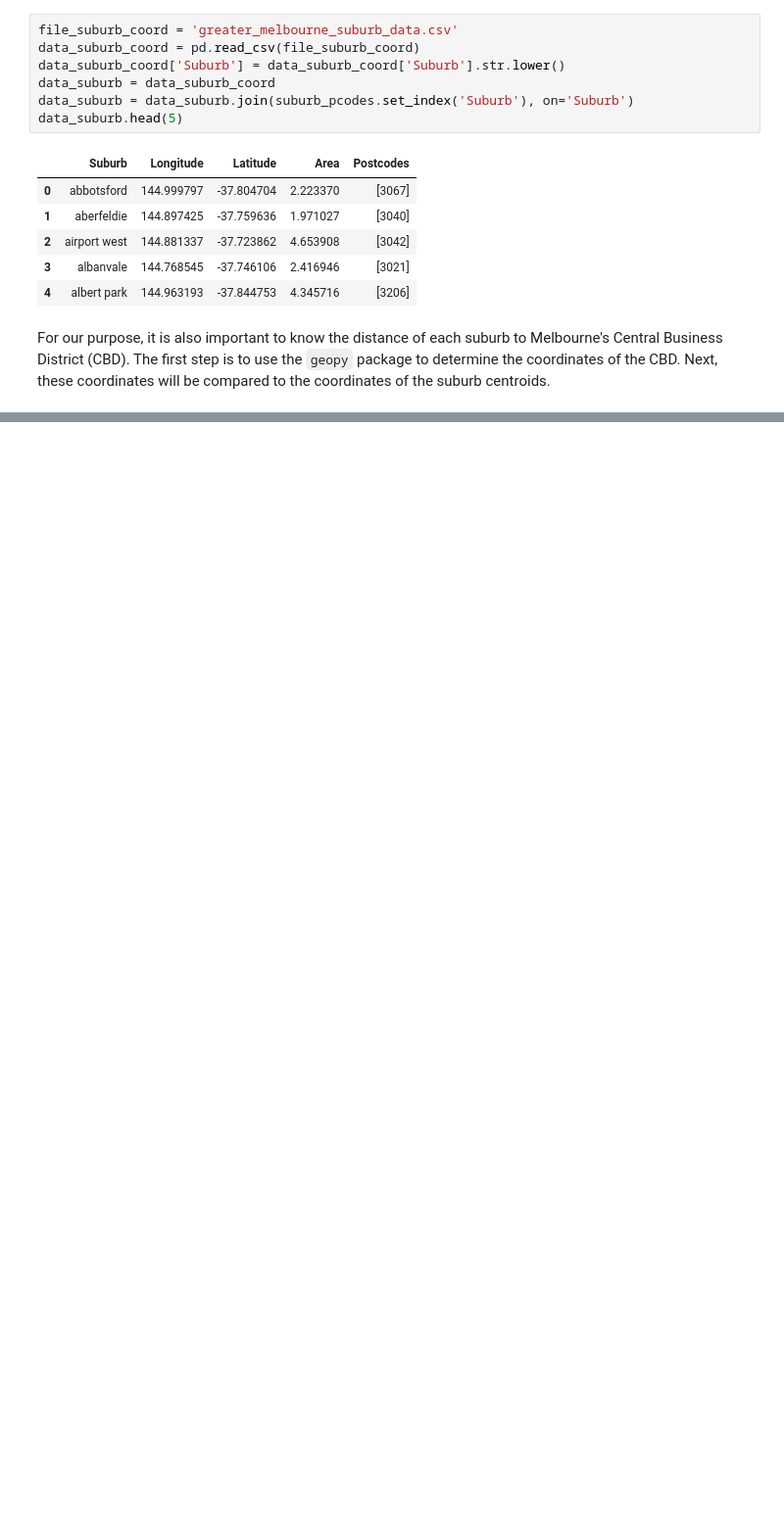
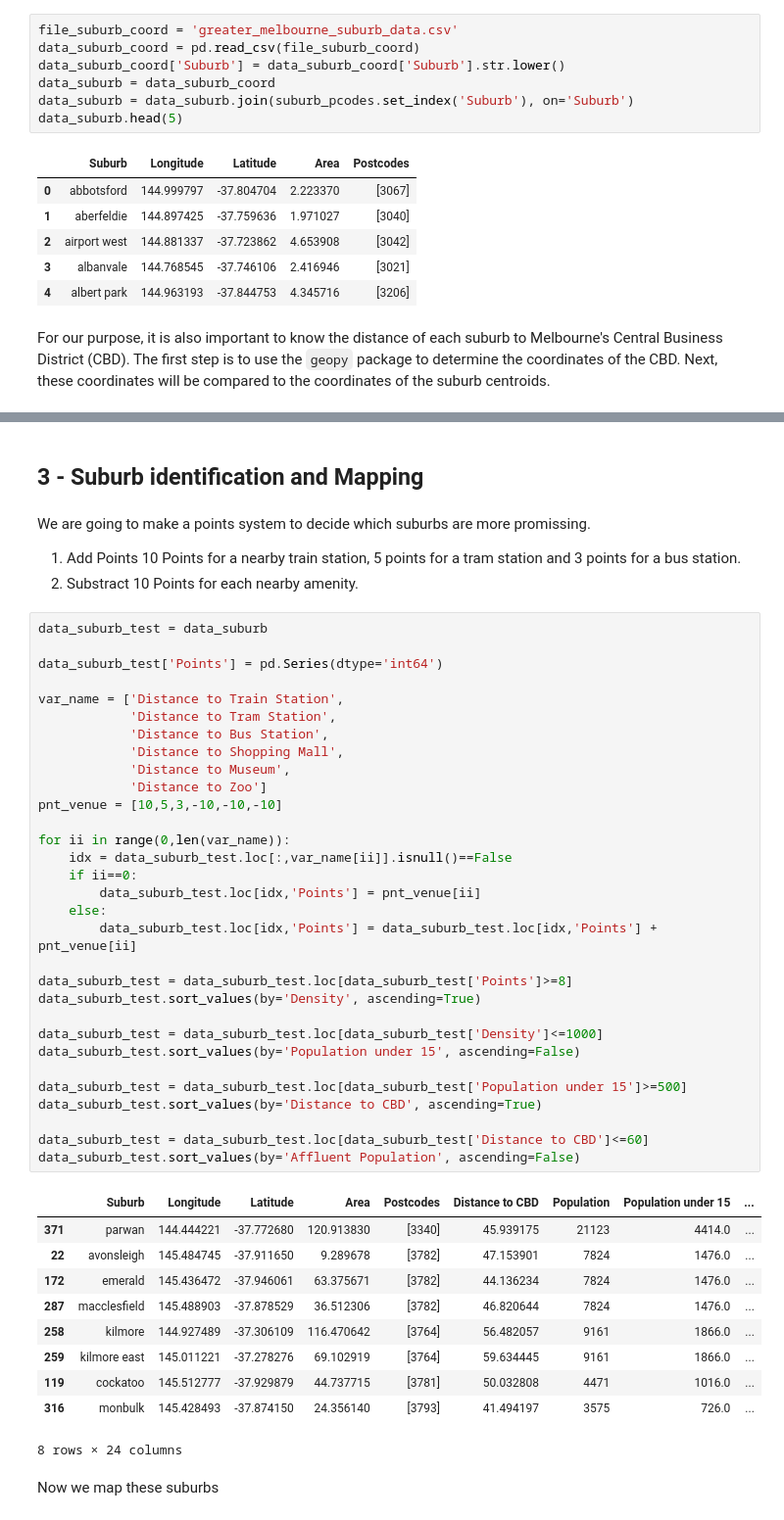
Before and after one commit to andremun/Coursera_Capstone, a Jupyter notebook: Final Project - Notebook.ipynb, the cells around one changed output, grey strips where cells are left out. Shown at 98% size. Saved outputs shown, nothing was run; the diff lists cells and outputs as text; blank space fills up the shorter version.

```diff
--- a/Final Project - Notebook.ipynb
+++ b/Final Project - Notebook.ipynb
@@ -285,3 +333,54 @@ yuroke
+# %% [markdown]
+## 3 - Suburb identification and Mapping
+# %% [markdown]
+We are going to make a points system to decide which suburbs are more promissing.
+
+1. Add Points 10 Points for a nearby train station, 5 points for a tram station and 3 points for a bus station.
+2. Substract 10 Points for each nearby amenity.
+# %%
+data_suburb_test = data_suburb
+
+data_suburb_test['Points'] = pd.Series(dtype='int64')
+
+var_name = ['Distance to Train Station',
+            'Distance to Tram Station',
+            'Distance to Bus Station',
+            'Distance to Shopping Mall',
+            'Distance to Museum',
+            'Distance to Zoo']
+pnt_venue = [10,5,3,-10,-10,-10]
+
+for ii in range(0,len(var_name)):
+    idx = data_suburb_test.loc[:,var_name[ii]].isnull()==False
+    if ii==0:
+        data_suburb_test.loc[idx,'Points'] = pnt_venue[ii]
+    else:
+        data_suburb_test.loc[idx,'Points'] = data_suburb_test.loc[idx,'Points'] + pnt_venue[ii]
+
+data_suburb_test = data_suburb_test.loc[data_suburb_test['Points']>=8]
+data_suburb_test.sort_values(by='Density', ascending=True)
+
+data_suburb_test = data_suburb_test.loc[data_suburb_test['Density']<=1000]
+data_suburb_test.sort_values(by='Population under 15', ascending=False)
+
+data_suburb_test = data_suburb_test.loc[data_suburb_test['Population under 15']>=500]
+data_suburb_test.sort_values(by='Distance to CBD', ascending=True)
+
+data_suburb_test = data_suburb_test.loc[data_suburb_test['Distance to CBD']<=60]
+data_suburb_test.sort_values(by='Affluent Population', ascending=False)
+# %% [output]
+|  | Suburb | Longitude | Latitude | Area | Postcodes | Distance to CBD | Population | Population under 15 | ... |
+| 371 | parwan | 144.444221 | -37.772680 | 120.913830 | [3340] | 45.939175 | 21123 | 4414.0 | ... |
+| 22 | avonsleigh | 145.484745 | -37.911650 | 9.289678 | [3782] | 47.153901 | 7824 | 1476.0 | ... |
+| 172 | emerald | 145.436472 | -37.946061 | 63.375671 | [3782] | 44.136234 | 7824 | 1476.0 | ... |
+| 287 | macclesfield | 145.488903 | -37.878529 | 36.512306 | [3782] | 46.820644 | 7824 | 1476.0 | ... |
+| 258 | kilmore | 144.927489 | -37.306109 | 116.470642 | [3764] | 56.482057 | 9161 | 1866.0 | ... |
+| 259 | kilmore east | 145.011221 | -37.278276 | 69.102919 | [3764] | 59.634445 | 9161 | 1866.0 | ... |
+| 119 | cockatoo | 145.512777 | -37.929879 | 44.737715 | [3781] | 50.032808 | 4471 | 1016.0 | ... |
+| 316 | monbulk | 145.428493 | -37.874150 | 24.356140 | [3793] | 41.494197 | 3575 | 726.0 | ... |
+8 rows × 24 columns
+# %% [markdown]
+Now we map these suburbs
 # %%
 # create map of Melbourne using latitude and longitude values
 map_melbourne_metro = folium.Map(location=[latitude, longitude], zoom_start=9)
```
Also changed, not shown: parts of 21 cells of this notebook, 6 other files.
